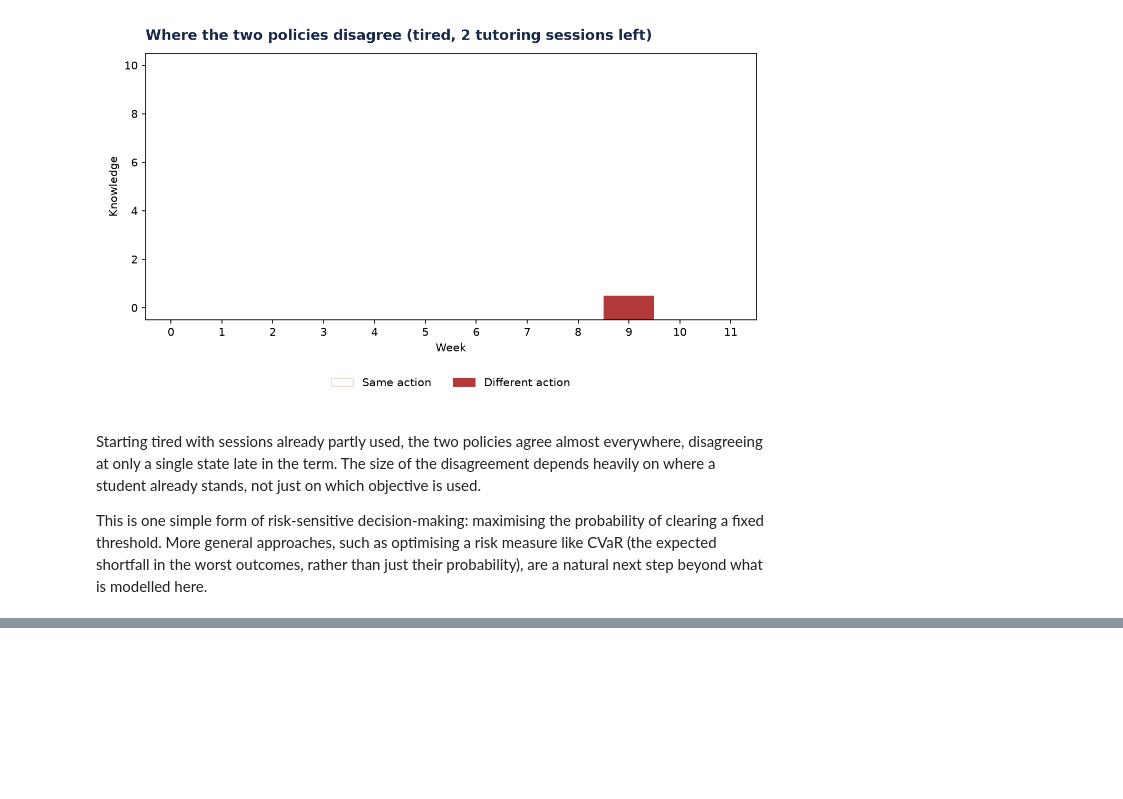
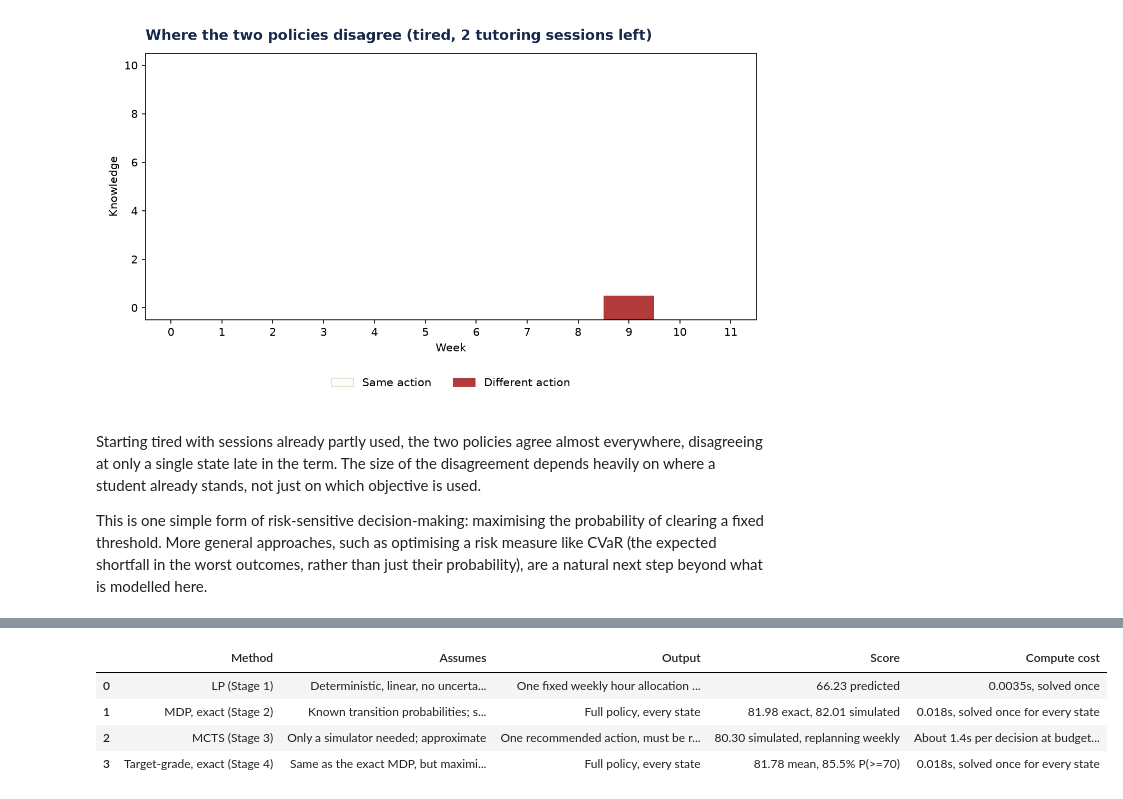
Before and after one commit to prachidabli-data/prachidabli-data.github.io, a Jupyter notebook: statistical-modelling-project-2/notebook/decision_modelling.ipynb, the cells around one changed output, grey strips where cells are left out. Drawn from its saved outputs; the diff is of its cells as text; code cells hidden in the pictures; blank space fills up the shorter version.

```diff
--- a/statistical-modelling-project-2/notebook/decision_modelling.ipynb
+++ b/statistical-modelling-project-2/notebook/decision_modelling.ipynb
@@ -779,0 +783,38 @@ step beyond what is modelled here.
+# %%
+results_table = pd.DataFrame([
+    {
+        "Method": "LP (Stage 1)",
+        "Assumes": "Deterministic, linear, no uncertainty",
+        "Output": "One fixed weekly hour allocation for the whole term",
+        "Score": f"{lp.predicted_score(dict(zip(lp.VARS, lp.build_lp()[0].x))):.2f} predicted",
+        "Compute cost": "0.0035s, solved once",
+    },
+    {
+        "Method": "MDP, exact (Stage 2)",
+        "Assumes": "Known transition probabilities; state space small enough for exact DP",
+        "Output": "Full policy, every state",
+        "Score": f"{V[0][start]:.2f} exact, {mean_optimal:.2f} simulated",
+        "Compute cost": "0.018s, solved once for every state",
+    },
+    {
+        "Method": "MCTS (Stage 3)",
+        "Assumes": "Only a simulator needed; approximate",
+        "Output": "One recommended action, must be rerun for every decision",
+        "Score": f"{mcts_scores.mean():.2f} simulated, replanning weekly",
+        "Compute cost": "About 1.4s per decision at budget 5,000; scales with budget, not state count",
+    },
+    {
+        "Method": "Target-grade, exact (Stage 4)",
+        "Assumes": "Same as the exact MDP, but maximises P(score >= 70) rather than the average score",
+        "Output": "Full policy, every state",
+        "Score": f"{summary_risk['mean']:.2f} mean, {summary_risk['p_reach_target']:.1%} P(>=70)",
+        "Compute cost": "0.018s, solved once for every state",
+    },
+])
+results_table
+# %% [output]
+|  | Method | Assumes | Output | Score | Compute cost |
+| 0 | LP (Stage 1) | Deterministic, linear, no uncerta... | One fixed weekly hour allocation ... | 66.23 predicted | 0.0035s, solved once |
+| 1 | MDP, exact (Stage 2) | Known transition probabilities; s... | Full policy, every state | 81.98 exact, 82.01 simulated | 0.018s, solved once for every state |
+| 2 | MCTS (Stage 3) | Only a simulator needed; approximate | One recommended action, must be r... | 80.30 simulated, replanning weekly | About 1.4s per decision at budget... |
+| 3 | Target-grade, exact (Stage 4) | Same as the exact MDP, but maximi... | Full policy, every state | 81.78 mean, 85.5% P(>=70) | 0.018s, solved once for every state |
```
Also changed, not shown: parts of 11 cells of this notebook, 2 other files.
